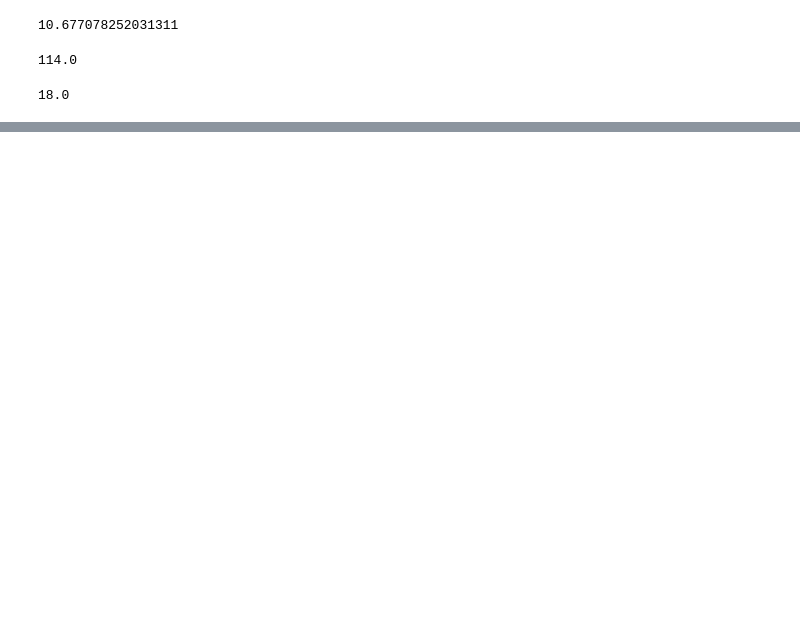
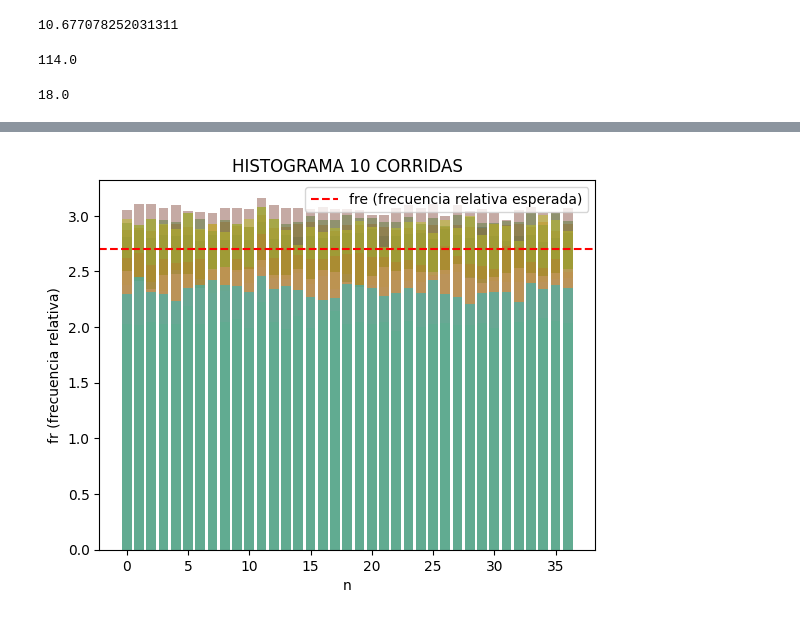
Before and after one commit to gmbz/simulacion-tps-2025, a Jupyter notebook: TP-1.1/ruleta.ipynb, the cells around one changed output, grey strips where cells are left out. Cells and saved outputs as stored; diff of their text form; code cells hidden in the pictures; blank space fills up the shorter version.

```diff
--- a/TP-1.1/ruleta.ipynb
+++ b/TP-1.1/ruleta.ipynb
@@ -28,4 +28,0 @@ array([30,  7, 28, ...,  9,  8,  4])
-# %%
-df = pd.DataFrame()
-df['tiradas'] = tiradas
-df
@@ -173,0 +203,3 @@ for col in columns_to_plot:
+# %%
+histogramas = calcular_histograma(corridas)
+histogramas
@@ -173,0 +240,4 @@ for col in columns_to_plot:
+# %%
+graficar_histograma(histogramas, False)
+# %% [output]
+[figure, added]
```
Also changed, not shown: parts of 18 cells of this notebook.
